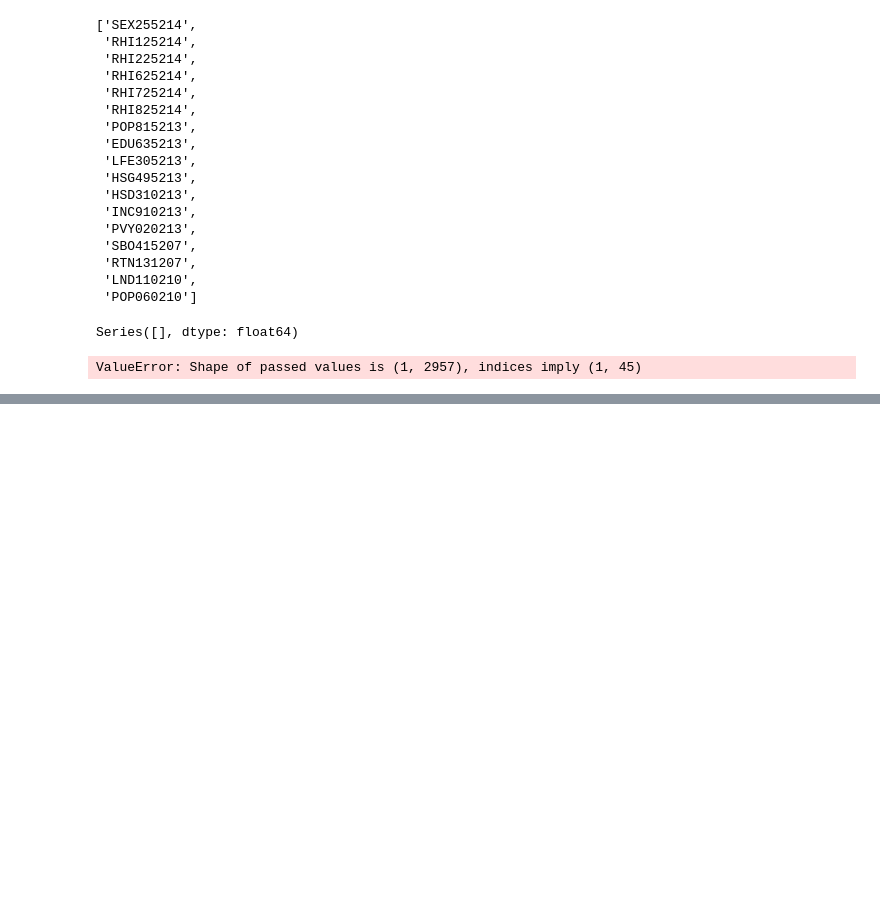
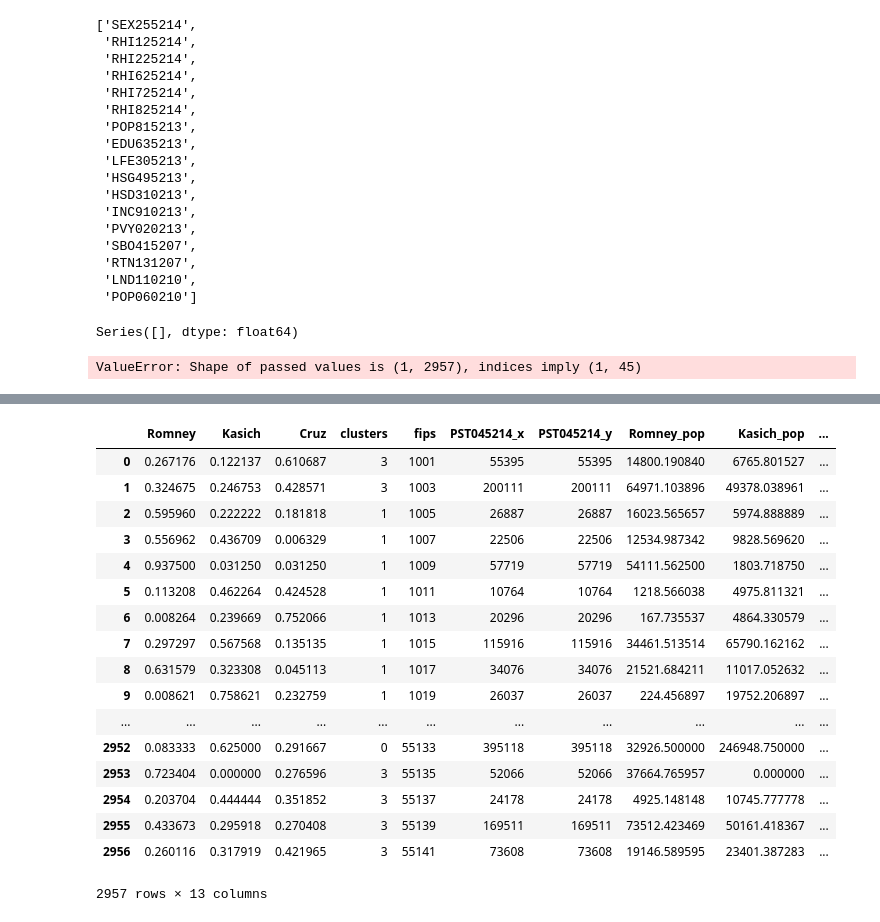
Before and after one commit to JonasDev/presidential-election-2016, a Jupyter notebook: Phase 1 Final Project.ipynb, the cells around one changed output, grey strips where cells are left out. Saved outputs shown, nothing was run; the diff lists cells and outputs as text; code cells hidden in the pictures; blank space fills up the shorter version.

```diff
--- a/Phase 1 Final Project.ipynb
+++ b/Phase 1 Final Project.ipynb
@@ -262,0 +224,41 @@ clusters.to_csv('clustersout.csv')
+# %%
+clusters["Romney"] = np.random.randint(100, size=len(clusters))
+clusters["Kasich"] = np.random.randint(100, size=len(clusters))
+clusters["Cruz"] = np.random.randint(100, size=len(clusters))
+
+# print clusters
+# clustervals = clusters[['cluster']].values
+# fipsvals = clusters[['fips']].values
+
+# clusters = clusters.drop('cluster', 1)
+# clusters = clusters.drop('fips', 1)
+
+# print clusters
+
+clusters = clusters.div(clusters.sum(axis=1), axis=0)
+
+print clusters
+# %%
+clusters['clusters'] = clustervals
+clusters['fips'] = fipsvals
+clusters['state'] = clusters.index
+clusters
+# %% [output]
+|  | Romney | Kasich | Cruz | clusters | fips | PST045214_x | PST045214_y | Romney_pop | Kasich_pop | ... |
+| 0 | 0.267176 | 0.122137 | 0.610687 | 3 | 1001 | 55395 | 55395 | 14800.190840 | 6765.801527 | ... |
+| 1 | 0.324675 | 0.246753 | 0.428571 | 3 | 1003 | 200111 | 200111 | 64971.103896 | 49378.038961 | ... |
+| 2 | 0.595960 | 0.222222 | 0.181818 | 1 | 1005 | 26887 | 26887 | 16023.565657 | 5974.888889 | ... |
+| 3 | 0.556962 | 0.436709 | 0.006329 | 1 | 1007 | 22506 | 22506 | 12534.987342 | 9828.569620 | ... |
+| 4 | 0.937500 | 0.031250 | 0.031250 | 1 | 1009 | 57719 | 57719 | 54111.562500 | 1803.718750 | ... |
+| 5 | 0.113208 | 0.462264 | 0.424528 | 1 | 1011 | 10764 | 10764 | 1218.566038 | 4975.811321 | ... |
+| 6 | 0.008264 | 0.239669 | 0.752066 | 1 | 1013 | 20296 | 20296 | 167.735537 | 4864.330579 | ... |
+| 7 | 0.297297 | 0.567568 | 0.135135 | 1 | 1015 | 115916 | 115916 | 34461.513514 | 65790.162162 | ... |
+| 8 | 0.631579 | 0.323308 | 0.045113 | 1 | 1017 | 34076 | 34076 | 21521.684211 | 11017.052632 | ... |
+| 9 | 0.008621 | 0.758621 | 0.232759 | 1 | 1019 | 26037 | 26037 | 224.456897 | 19752.206897 | ... |
+| ... | ... | ... | ... | ... | ... | ... | ... | ... | ... | ... |
+| 2952 | 0.083333 | 0.625000 | 0.291667 | 0 | 55133 | 395118 | 395118 | 32926.500000 | 246948.750000 | ... |
+| 2953 | 0.723404 | 0.000000 | 0.276596 | 3 | 55135 | 52066 | 52066 | 37664.765957 | 0.000000 | ... |
+| 2954 | 0.203704 | 0.444444 | 0.351852 | 3 | 55137 | 24178 | 24178 | 4925.148148 | 10745.777778 | ... |
+| 2955 | 0.433673 | 0.295918 | 0.270408 | 3 | 55139 | 169511 | 169511 | 73512.423469 | 50161.418367 | ... |
+| 2956 | 0.260116 | 0.317919 | 0.421965 | 3 | 55141 | 73608 | 73608 | 19146.589595 | 23401.387283 | ... |
+2957 rows × 13 columns
```
Also changed, not shown: parts of 8 cells of this notebook, 18 other files.
